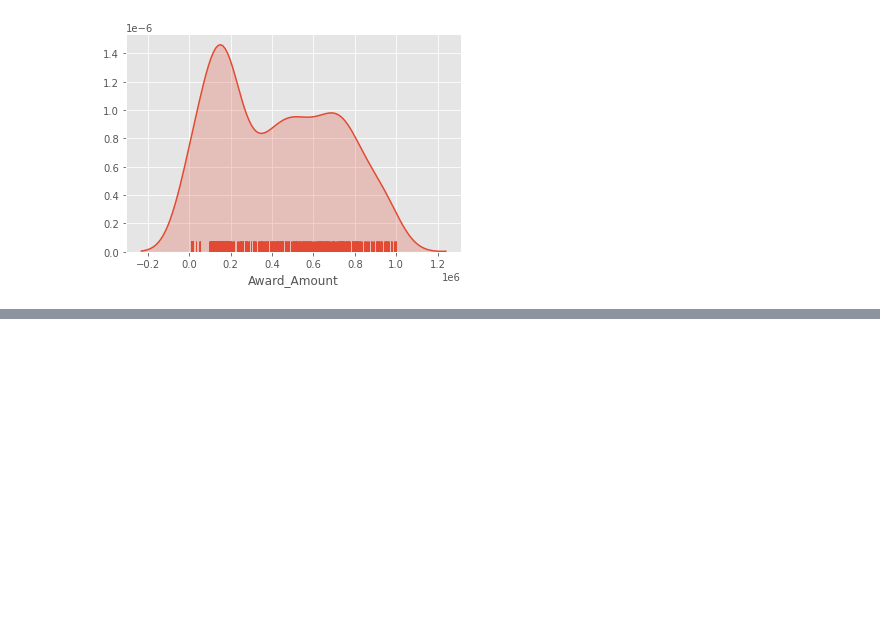
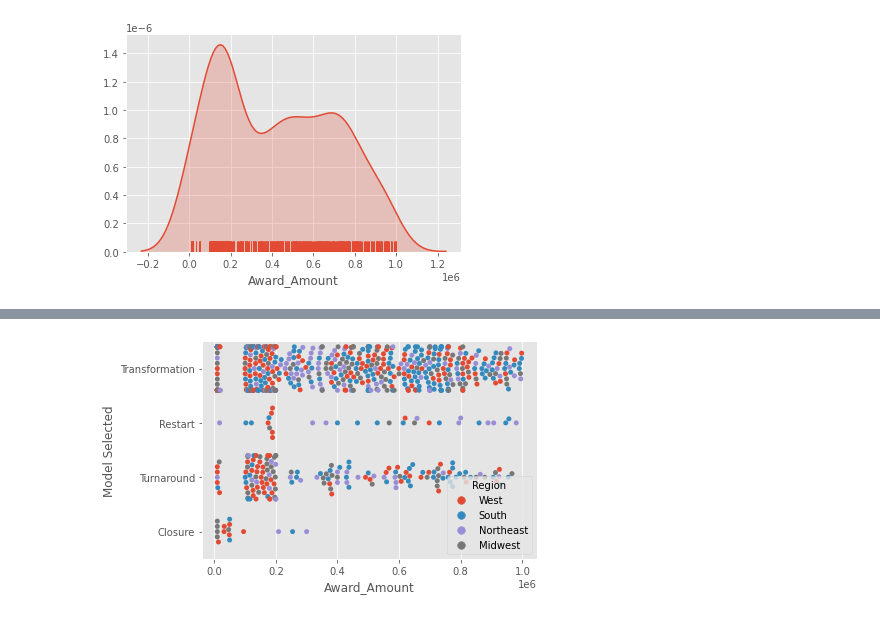
Before and after one commit to VictorOmondi1997/visualizing-us-sch-grants, a Jupyter notebook: visualizing_us_sch_grants.ipynb, the cells around one changed output, grey strips where cells are left out. Drawn from its saved outputs; the diff is of its cells as text; code cells hidden in the pictures; blank space fills up the shorter version.

```diff
--- a/visualizing_us_sch_grants.ipynb
+++ b/visualizing_us_sch_grants.ipynb
@@ -45,0 +53,5 @@ plt.show()
+# %%
+sns.swarmplot(data=grants, x='Award_Amount', y='Model Selected', hue='Region')
+plt.show()
+# %% [output]
+[figure, added]
```
Also changed, not shown: parts of 8 cells of this notebook.
